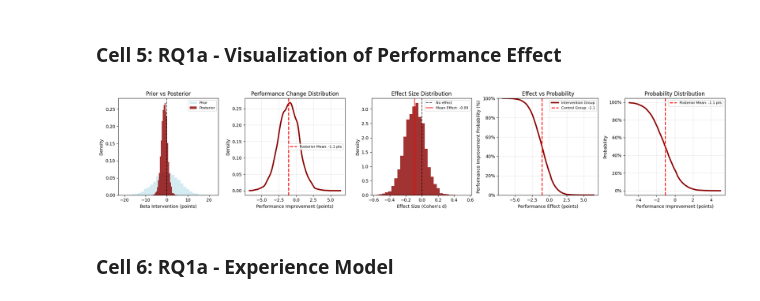
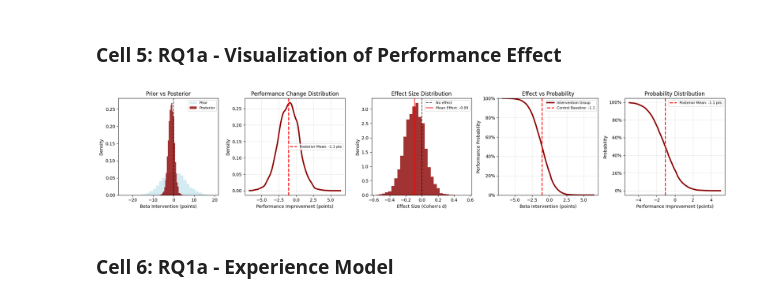
Before and after one commit to svdpmukherjee/game-behavior-intervention-study, a Jupyter notebook: game-behavior-analytics/data_analysis_notebook/analysis.ipynb, the cells around one changed output. Drawn from its saved outputs; the diff is of its cells as text; code cells hidden in the pictures.

Commit message:
concept based visualization changed

```diff
--- a/game-behavior-analytics/data_analysis_notebook/analysis.ipynb
+++ b/game-behavior-analytics/data_analysis_notebook/analysis.ipynb
@@ -405,35 +405,35 @@ for threshold in beta_range:
 
 axes[3].plot(beta_range, prob_positive, linewidth=3, color='darkred',
              label='Intervention Group')
 axes[3].axvline(np.mean(beta_perf_samples), color='red', linestyle='--', linewidth=2,
-                label=f'Control Group: {np.mean(beta_perf_samples):.1f}')
+                label=f'Control Baseline: {np.mean(beta_perf_samples):.1f}')
 axes[3].set_xlabel('Beta Intervention (points)')
 axes[3].set_ylabel('Performance Probability')
 axes[3].set_title('Effect vs Probability')
 axes[3].set_ylim(0, 1)
 axes[3].set_yticks(np.arange(0, 1.1, 0.2))
 axes[3].set_yticklabels([f'{int(y*100)}%' for y in np.arange(0, 1.1, 0.2)])
 axes[3].legend(fontsize=8)
 axes[3].grid(True, alpha=0.3)
 
 # 5. Probability Distribution (CDF)
 x_thresholds = np.linspace(-5, 5, 200)
 probabilities = [(improvement_points >= threshold).mean() for threshold in x_thresholds]
 axes[4].plot(x_thresholds, probabilities, linewidth=3, color='darkred')
 axes[4].axvline(mean_improvement, color='red', linestyle='--', linewidth=2,
                 label=f'Posterior Mean: {mean_improvement:.1f} pts')
 axes[4].set_xlabel('Performance Improvement (points)')
 axes[4].set_ylabel('Probability')
 axes[4].set_title('Probability Distribution')
 axes[4].set_yticks(np.arange(0, 1.1, 0.2))
 axes[4].set_yticklabels([f'{int(y*100)}%' for y in np.arange(0, 1.1, 0.2)])
 axes[4].legend(fontsize=8)
 axes[4].grid(True, alpha=0.3)
 
 plt.tight_layout()
 plt.show()
 # %% [output]
-[figure, old version]
+[figure, new version]
 # %% [markdown]
 ### Cell 6: RQ1a - Experience Model
 # %%
```
Also changed, not shown: parts of 9 cells of this notebook.
